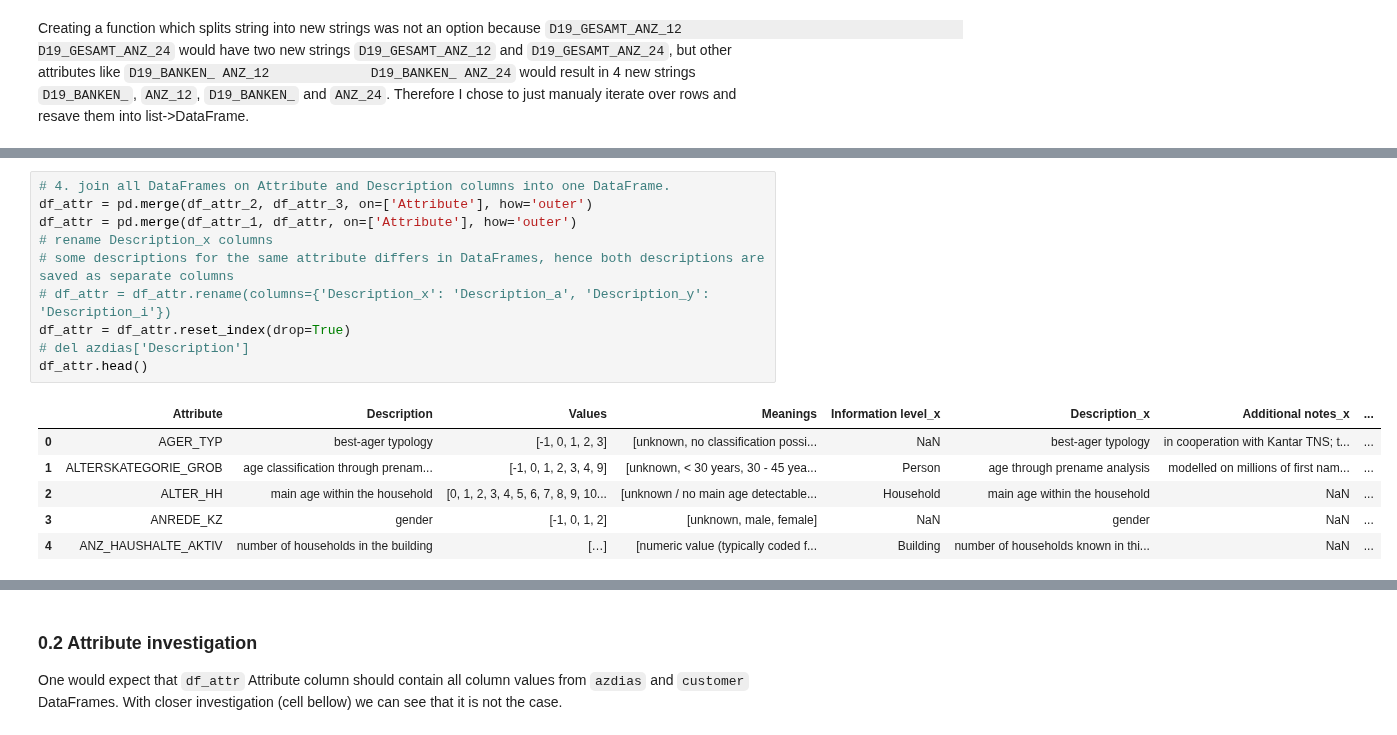
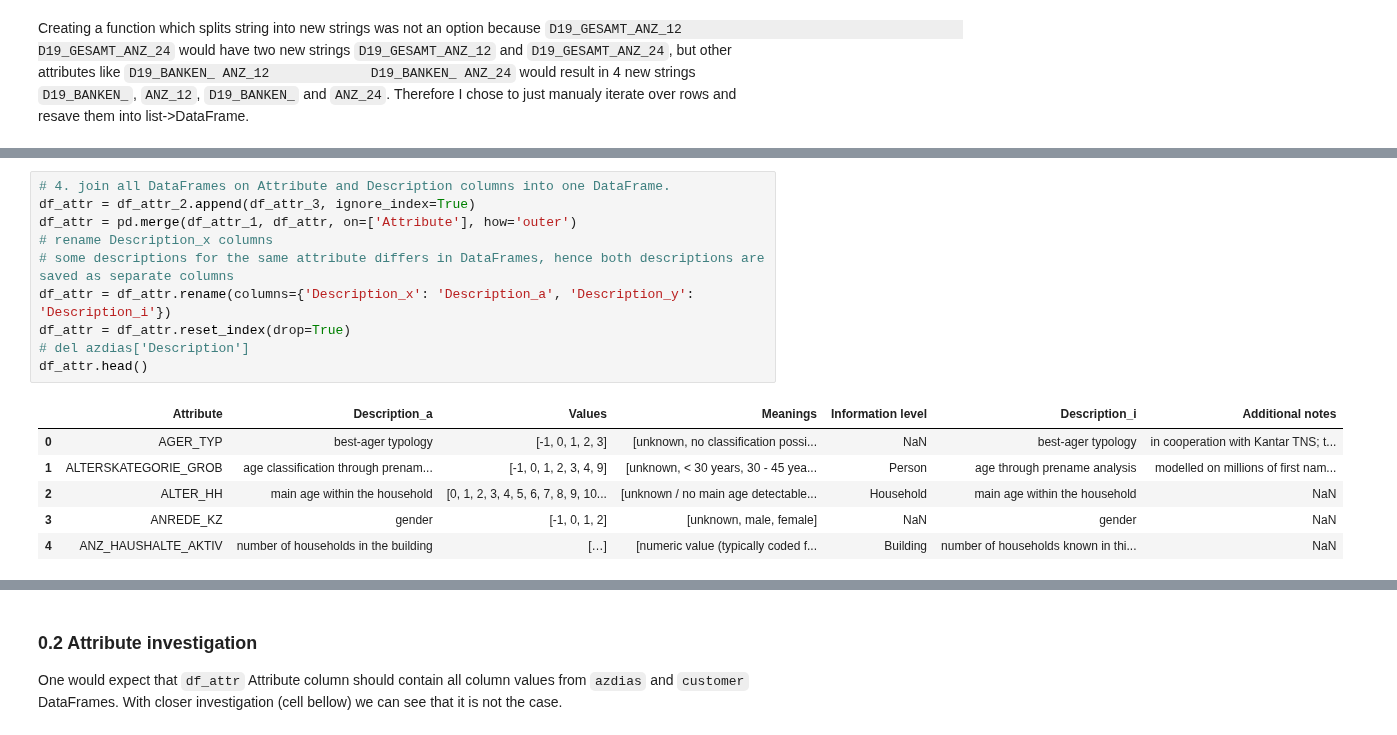
Before and after one commit to TK-Problem/nano_degree_DS, a Jupyter notebook: Capstone_project/Arvato_Project_Workbook.ipynb, the cells around one changed output, grey strips where cells are left out. Cells and saved outputs as stored; diff of their text form.

Commit message:
problem with multiple description columns fixed

```diff
--- a/Capstone_project/Arvato_Project_Workbook.ipynb
+++ b/Capstone_project/Arvato_Project_Workbook.ipynb
@@ -216,17 +218,17 @@ df_attr_3
 # %%
 # 4. join all DataFrames on Attribute and Description columns into one DataFrame.
-df_attr = pd.merge(df_attr_2, df_attr_3, on=['Attribute'], how='outer')
+df_attr = df_attr_2.append(df_attr_3, ignore_index=True)
 df_attr = pd.merge(df_attr_1, df_attr, on=['Attribute'], how='outer')
 # rename Description_x columns
 # some descriptions for the same attribute differs in DataFrames, hence both descriptions are saved as separate columns
-# df_attr = df_attr.rename(columns={'Description_x': 'Description_a', 'Description_y': 'Description_i'})
+df_attr = df_attr.rename(columns={'Description_x': 'Description_a', 'Description_y': 'Description_i'})
 df_attr = df_attr.reset_index(drop=True)
 # del azdias['Description']
 df_attr.head()
 # %% [output]
-|  | Attribute | Description | Values | Meanings | Information level_x | Description_x | Additional notes_x | ... |
-| 0 | AGER_TYP | best-ager typology | [-1, 0, 1, 2, 3] | [unknown, no classification possi... | NaN | best-ager typology | in cooperation with Kantar TNS; t... | ... |
-| 1 | ALTERSKATEGORIE_GROB | age classification through prenam... | [-1, 0, 1, 2, 3, 4, 9] | [unknown, < 30 years, 30 - 45 yea... | Person | age through prename analysis | modelled on millions of first nam... | ... |
-| 2 | ALTER_HH | main age within the household | [0, 1, 2, 3, 4, 5, 6, 7, 8, 9, 10... | [unknown / no main age detectable... | Household | main age within the household | NaN | ... |
-| 3 | ANREDE_KZ | gender | [-1, 0, 1, 2] | [unknown, male, female] | NaN | gender | NaN | ... |
-| 4 | ANZ_HAUSHALTE_AKTIV | number of households in the building | […] | [numeric value (typically coded f... | Building | number of households known in thi... | NaN | ... |
+|  | Attribute | Description_a | Values | Meanings | Information level | Description_i | Additional notes |
+| 0 | AGER_TYP | best-ager typology | [-1, 0, 1, 2, 3] | [unknown, no classification possi... | NaN | best-ager typology | in cooperation with Kantar TNS; t... |
+| 1 | ALTERSKATEGORIE_GROB | age classification through prenam... | [-1, 0, 1, 2, 3, 4, 9] | [unknown, < 30 years, 30 - 45 yea... | Person | age through prename analysis | modelled on millions of first nam... |
+| 2 | ALTER_HH | main age within the household | [0, 1, 2, 3, 4, 5, 6, 7, 8, 9, 10... | [unknown / no main age detectable... | Household | main age within the household | NaN |
+| 3 | ANREDE_KZ | gender | [-1, 0, 1, 2] | [unknown, male, female] | NaN | gender | NaN |
+| 4 | ANZ_HAUSHALTE_AKTIV | number of households in the building | […] | [numeric value (typically coded f... | Building | number of households known in thi... | NaN |
```
Also changed, not shown: parts of 42 cells of this notebook, 1 other file.
